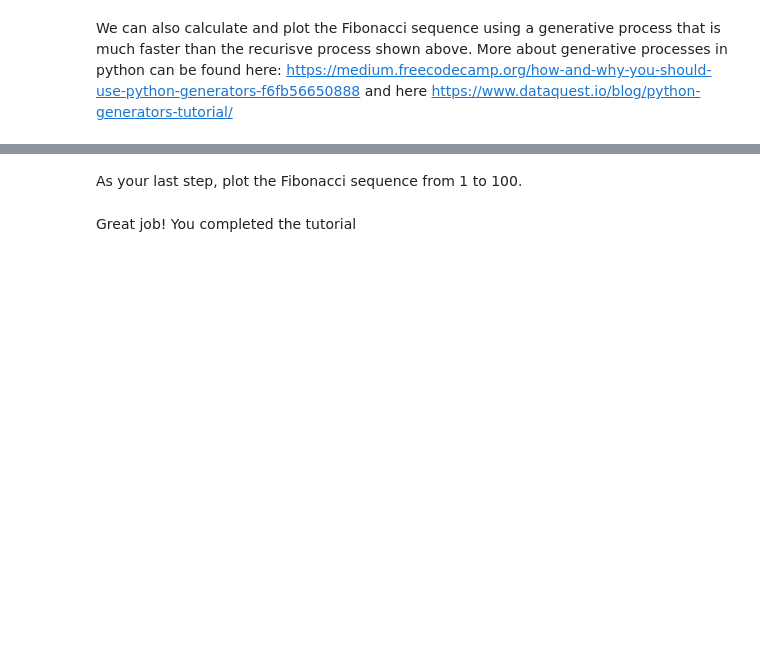
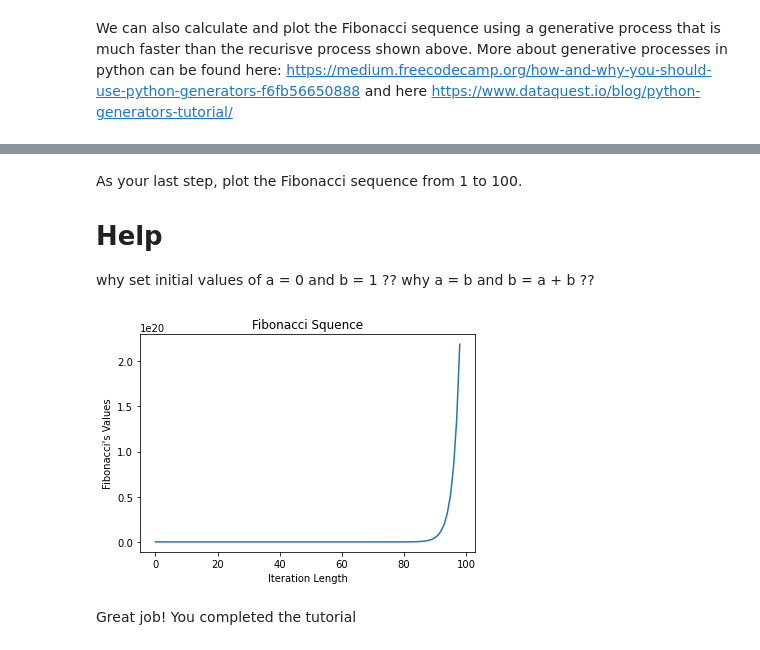
Before and after one commit to bizdataguy/msds600W1, a Jupyter notebook: Intro_Jupyter_Notebook_Python_Exercise.ipynb, the cells around one changed output, grey strips where cells are left out. Cells and saved outputs as stored; diff of their text form; code cells hidden in the pictures; blank space fills up the shorter version.

```diff
--- a/Intro_Jupyter_Notebook_Python_Exercise.ipynb
+++ b/Intro_Jupyter_Notebook_Python_Exercise.ipynb
@@ -199,6 +335,6 @@ Now we will make a loop to print each value of the fibonacci sequence
 # %%
 fib = []                       # create an empty array
-iteration = 20                 # Define how many values of the fibonacci sequnce we want to calculate
-for i in range(0, iteration):  # Create a for loop from length 0 to iteration
+iteration = 30                 # Define how many values of the fibonacci sequnce we want to calculate
+for i in range(iteration):     # Create a for loop from length 0 to iteration
     fib.append(fibonacci(i))   # append the fibonacci function result for each i onto fib
 print(fib)                     # print fib
@@ -233,2 +411,6 @@ plt.show()                       # show the plot
 # %% [markdown]
 As your last step, plot the Fibonacci sequence from 1 to 100.
+
+# Help
+why set initial values of a = 0 and b = 1 ??
+why a = b and b = a + b ??
@@ -237,2 +417,19 @@ As your last step, plot the Fibonacci sequence from 1 to 100.
+# %%
+def fibo(num):
+    a, b = 1, 1
+    for i in range(1, num):
+        yield a
+        a, b = b, a + b
+
+ll = list(fibo(100))
+ll
+
+plt.plot(ll)
+plt.xlabel('Iteration Length')
+plt.ylabel("Fibonacci's Values")
+plt.title('Fibonacci Squence')
+plt.show()
+# %% [output]
+[figure, added]
 # %% [markdown]
 Great job! You completed the tutorial
```
Also changed, not shown: parts of 60 cells of this notebook.
